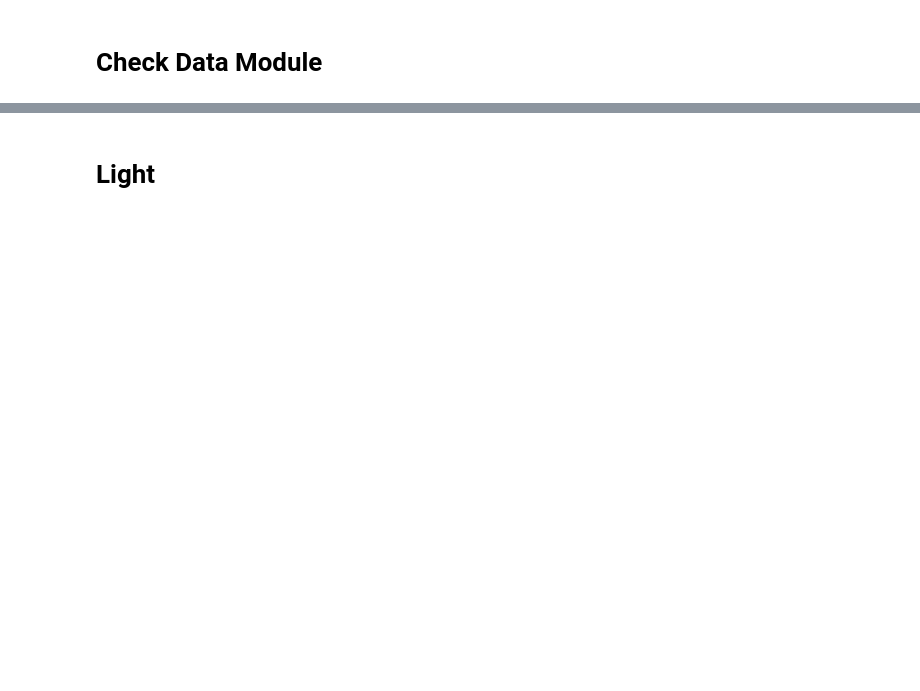
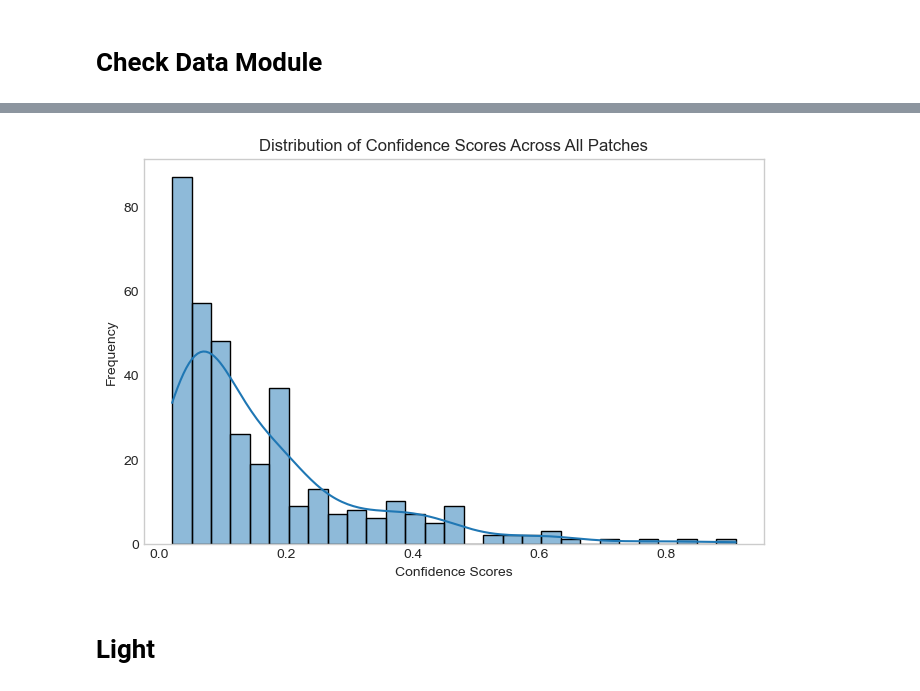
Before and after one commit to pranav-ap/keypoint_matcher, a Jupyter notebook: notebooks/explore_missing.ipynb, the cells around one changed output, grey strips where cells are left out. Drawn from its saved outputs; the diff is of its cells as text; code cells hidden in the pictures; blank space fills up the shorter version.

```diff
--- a/notebooks/explore_missing.ipynb
+++ b/notebooks/explore_missing.ipynb
@@ -72,31 +70,33 @@ show_batch(
 # %%
-# import matplotlib.pyplot as plt
-# import seaborn as sns
-# import numpy as np
+import matplotlib.pyplot as plt
+import seaborn as sns
+import numpy as np
 
-# def plot_confidence_distribution(dataloader, N=None):
-#     all_confidences = []
+def plot_confidence_distribution(dataloader, N=None):
+    all_confidences = []
 
-#     for i, batch in enumerate(dataloader):
-#         if N is not None and i >= N:
-#             break
-#         _, _, _, _, confidences, _ = batch
-#         all_confidences.extend(confidences.cpu().numpy())
+    for i, batch in enumerate(dataloader):
+        if N is not None and i >= N:
+            break
+        _, _, _, _, confidences, _, _ = batch
+        all_confidences.extend(confidences.cpu().numpy())
 
-#     all_confidences = np.array(all_confidences)
+    all_confidences = np.array(all_confidences)
 
-#     # Adjust for skewed distribution by equalizing bins
-#     min_conf, max_conf = all_confidences.min(), all_confidences.max()
-#     bins = np.linspace(min_conf, max_conf, 30)
+    # Adjust for skewed distribution by equalizing bins
+    min_conf, max_conf = all_confidences.min(), all_confidences.max()
+    bins = np.linspace(min_conf, max_conf, 30)
 
-#     plt.figure(figsize=(8, 5))
-#     sns.histplot(all_confidences, bins=bins, kde=True)
-#     plt.xlabel("Confidence Scores")
-#     plt.ylabel("Frequency")
-#     plt.title("Distribution of Confidence Scores Across All Patches")
-#     plt.grid()
-#     plt.show()
+    plt.figure(figsize=(8, 5))
+    sns.histplot(all_confidences, bins=bins, kde=True)
+    plt.xlabel("Confidence Scores")
+    plt.ylabel("Frequency")
+    plt.title("Distribution of Confidence Scores Across All Patches")
+    plt.grid()
+    plt.show()
 
 
-# dl = dm.train_dataloader()
-# plot_confidence_distribution(dl)
+dl = dm.train_dataloader()
+plot_confidence_distribution(dl)
+# %% [output]
+[figure, added]
```
Also changed, not shown: parts of 10 cells of this notebook, 6 other files.
